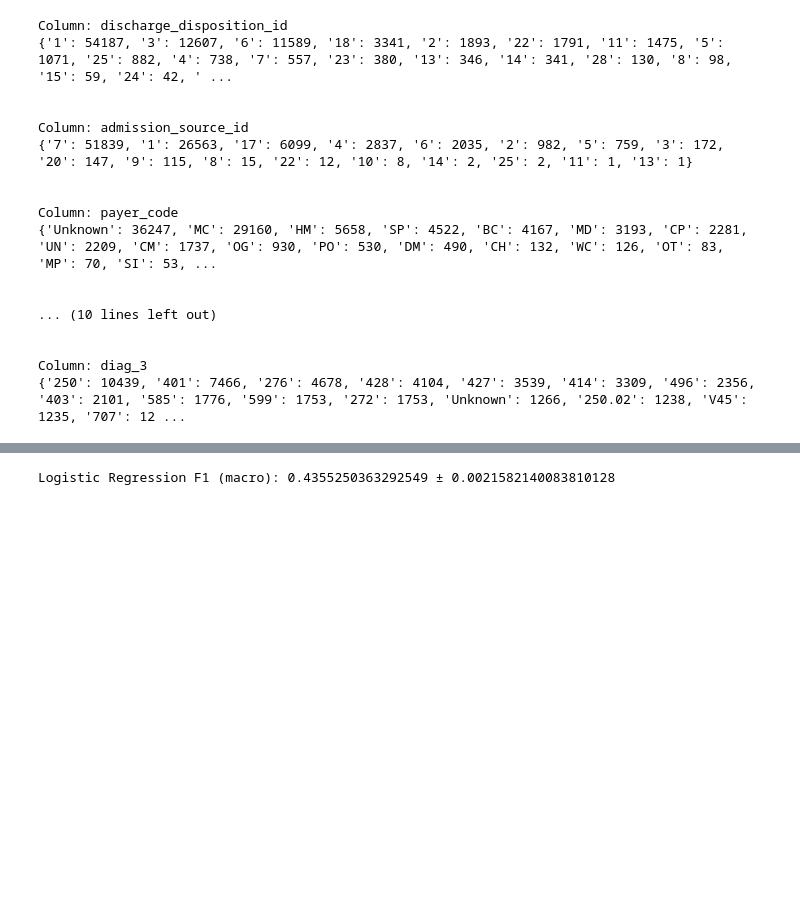
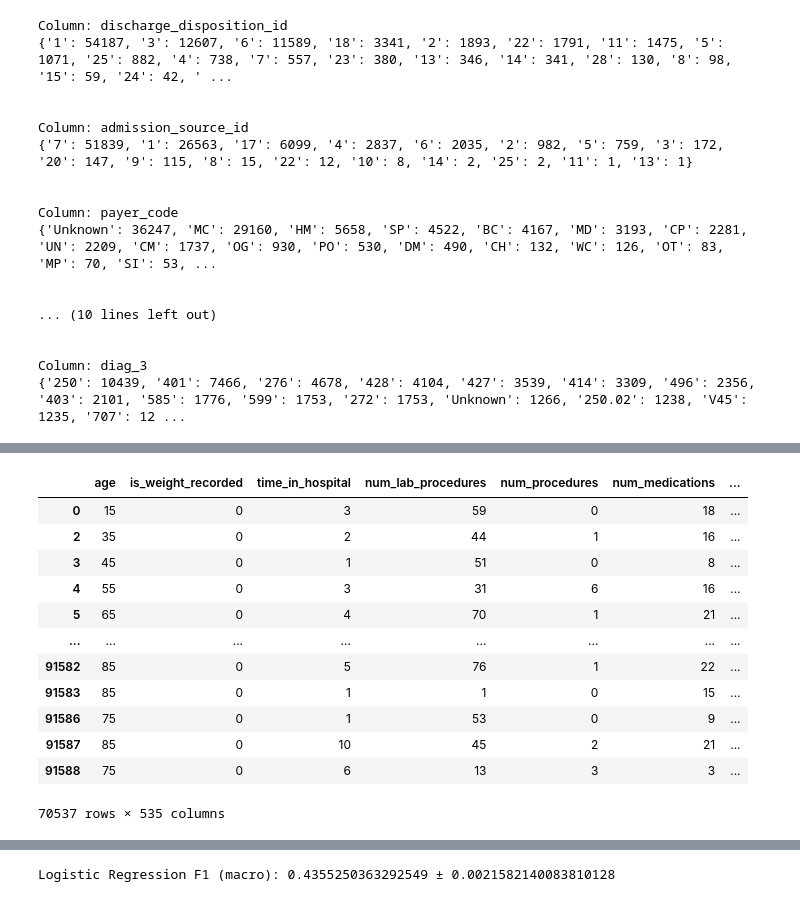
Before and after one commit to levon-d/BENG0095_Coursework, a Jupyter notebook: notebooks/main.ipynb, the cells around one changed output, grey strips where cells are left out. Cells and saved outputs as stored; diff of their text form; code cells hidden in the pictures; blank space fills up the shorter version.

```diff
--- a/notebooks/main.ipynb
+++ b/notebooks/main.ipynb
@@ -310,0 +315,18 @@ train_df = train_df[cols]
+# %%
+train_df_Caucasian = train_df[train_df["race_Caucasian"] == 1]
+# %%
+train_df_Caucasian
+# %% [output]
+|  | age | is_weight_recorded | time_in_hospital | num_lab_procedures | num_procedures | num_medications | ... |
+| 0 | 15 | 0 | 3 | 59 | 0 | 18 | ... |
+| 2 | 35 | 0 | 2 | 44 | 1 | 16 | ... |
+| 3 | 45 | 0 | 1 | 51 | 0 | 8 | ... |
+| 4 | 55 | 0 | 3 | 31 | 6 | 16 | ... |
+| 5 | 65 | 0 | 4 | 70 | 1 | 21 | ... |
+| ... | ... | ... | ... | ... | ... | ... | ... |
+| 91582 | 85 | 0 | 5 | 76 | 1 | 22 | ... |
+| 91583 | 85 | 0 | 1 | 1 | 0 | 15 | ... |
+| 91586 | 75 | 0 | 1 | 53 | 0 | 9 | ... |
+| 91587 | 85 | 0 | 10 | 45 | 2 | 21 | ... |
+| 91588 | 75 | 0 | 6 | 13 | 3 | 3 | ... |
+70537 rows × 535 columns
```
Also changed, not shown: parts of 5 cells of this notebook, 1 other file.
